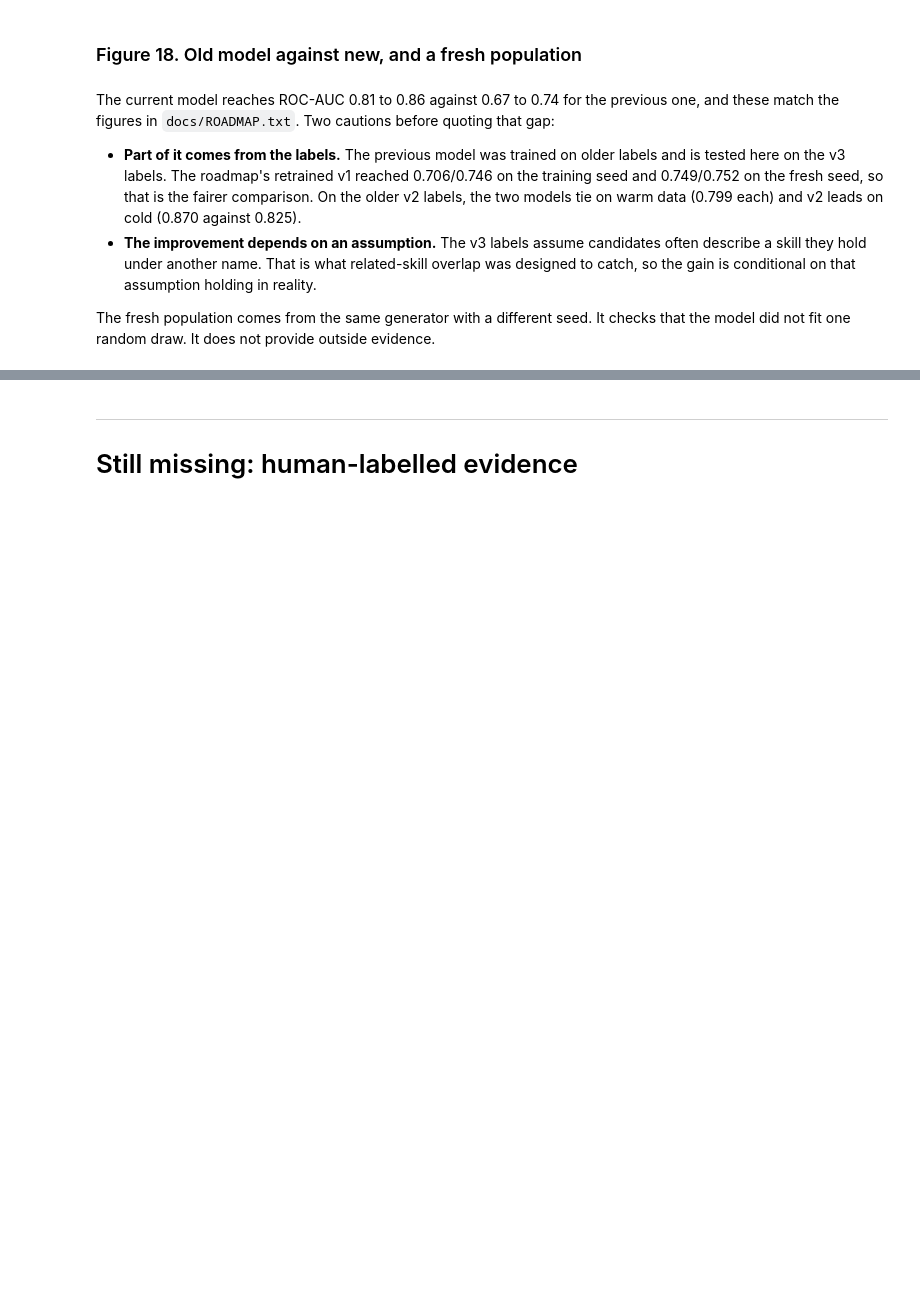
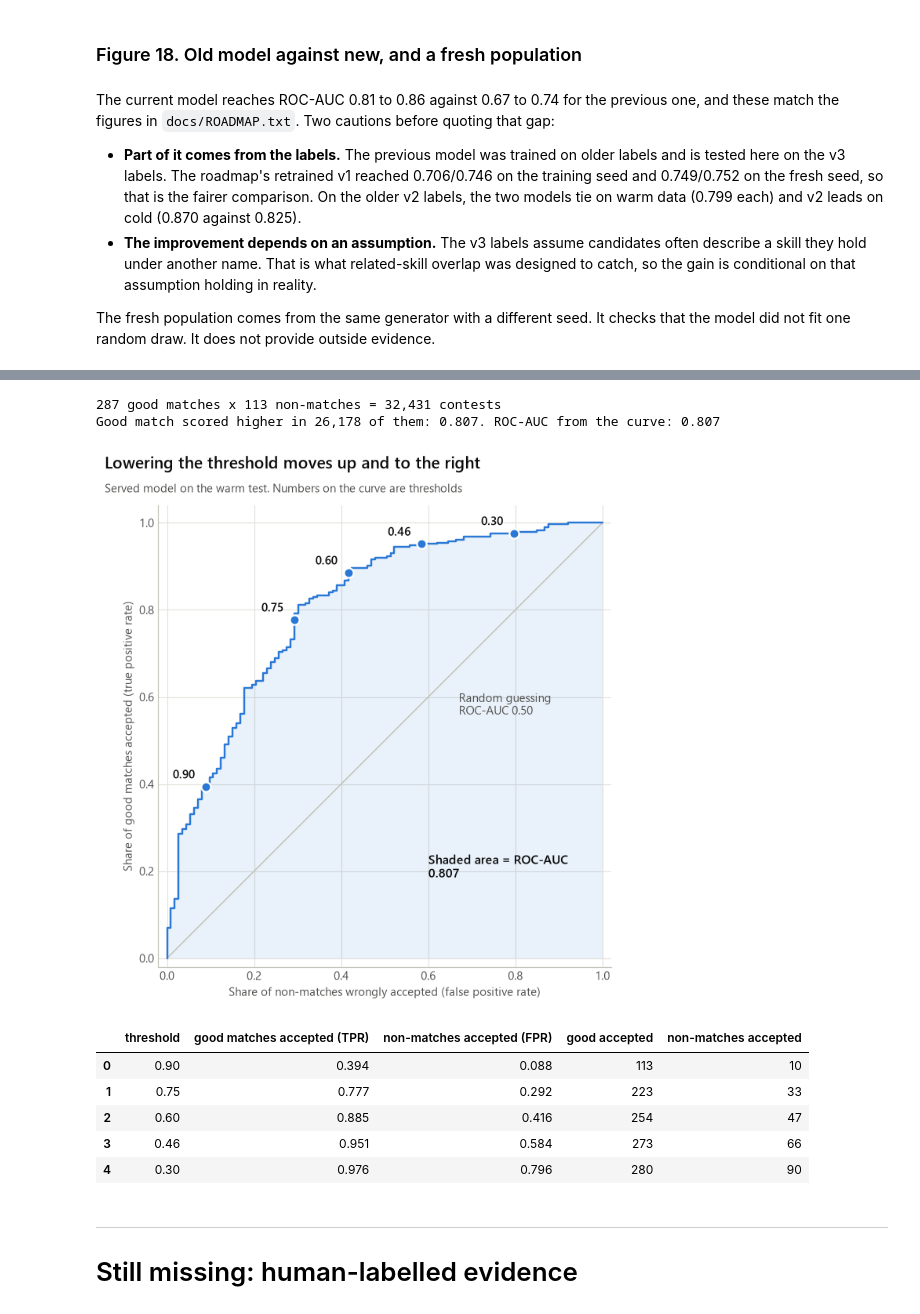
Before and after one commit to DiorWachira/Hybrid-AI-Powered-Matching-and-Recommendation-Engine, a Jupyter notebook: notebooks/model_visuals.ipynb, the cells around one changed output, grey strips where cells are left out. Cells and saved outputs as stored; diff of their text form; code cells hidden in the pictures; blank space fills up the shorter version.

```diff
--- a/notebooks/model_visuals.ipynb
+++ b/notebooks/model_visuals.ipynb
@@ -1125,3 +1357,52 @@ display(generations.drop(columns=["tp", "fp", "fn", "tn"]).round(3))
+# %%
+warm = pairs[pairs.split == "warm_test"]
+good = warm.loc[warm.label == 1, "hybrid"].to_numpy()
+weak = warm.loc[warm.label == 0, "hybrid"].to_numpy()
+wins = int((good[:, None] > weak).sum())
+ties = int((good[:, None] == weak).sum())
+contests = len(good) * len(weak)
+print(f"{len(good)} good matches x {len(weak)} non-matches = {contests:,} contests")
+print(f"Good match scored higher in {wins:,} of them: {(wins + ties / 2) / contests:.3f}. ROC-AUC from the curve: {auc(warm.label.to_numpy(), warm.hybrid.to_numpy()):.3f}")
+assert abs((wins + ties / 2) / contests - auc(warm.label.to_numpy(), warm.hybrid.to_numpy())) < 1e-9
+
+marks = [0.9, 0.75, 0.6, THRESHOLD, 0.3]
+sweep_rows = []
+for value in marks:
+    result = at_threshold(warm.label, warm.hybrid, value)
+    sweep_rows.append({"threshold": round(value, 2), "good matches accepted (TPR)": result["recall"], "non-matches accepted (FPR)": 1 - result["specificity"], "good accepted": result["tp"], "non-matches accepted": result["fp"]})
+sweep_table = pd.DataFrame(sweep_rows)
+
+figure, axis = plt.subplots(figsize=(6.6, 5.8), layout="constrained")
+fpr, tpr, _ = roc_curve(warm.label, warm.hybrid)
+axis.fill_between(fpr, tpr, color=BLUE, alpha=0.1, linewidth=0)
+axis.plot([0, 1], [0, 1], color=AXIS, linewidth=1)
+axis.plot(fpr, tpr, color=BLUE)
+for _, row in sweep_table.iterrows():
+    x, y_value = row["non-matches accepted (FPR)"], row["good matches accepted (TPR)"]
+    axis.plot(x, y_value, "o", color=BLUE, markersize=8, markeredgecolor=SURFACE, markeredgewidth=1.5, zorder=4)
+    axis.annotate(f"{row['threshold']:.2f}", (x, y_value), xytext=(-9, 7), textcoords="offset points", ha="right", color=INK, fontsize=10, fontweight="semibold")
+axis.text(0.67, 0.61, "Random guessing\nROC-AUC 0.50", color=INK_2, fontsize=9.5, va="top")
+axis.text(0.60, 0.24, f"Shaded area = ROC-AUC\n{auc(warm.label.to_numpy(), warm.hybrid.to_numpy()):.3f}", color=INK, fontsize=10.5, fontweight="semibold", va="top")
+axis.set_xlabel("Share of non-matches wrongly accepted (false positive rate)")
+axis.set_ylabel("Share of good matches accepted (true positive rate)")
+axis.set_xlim(-0.02, 1.02)
+axis.set_ylim(-0.02, 1.04)
+axis.set_aspect("equal")
+axis.grid(True)
+axis.set_axisbelow(True)
+headed(figure, "Lowering the threshold moves up and to the right", "Served model on the warm test. Numbers on the curve are thresholds")
+show(figure, "21_how_to_read_roc")
+display(sweep_table.round(3))
+# %% [output]
+287 good matches x 113 non-matches = 32,431 contests
+Good match scored higher in 26,178 of them: 0.807. ROC-AUC from the curve: 0.807
+[figure, added]
+|  | threshold | good matches accepted (TPR) | non-matches accepted (FPR) | good accepted | non-matches accepted |
+| 0 | 0.90 | 0.394 | 0.088 | 113 | 10 |
+| 1 | 0.75 | 0.777 | 0.292 | 223 | 33 |
+| 2 | 0.60 | 0.885 | 0.416 | 254 | 47 |
+| 3 | 0.46 | 0.951 | 0.584 | 273 | 66 |
+| 4 | 0.30 | 0.976 | 0.796 | 280 | 90 |
 # %% [markdown]
 ---
 # Still missing: human-labelled evidence
```
Also changed, not shown: parts of 14 cells of this notebook, 5 other files.
